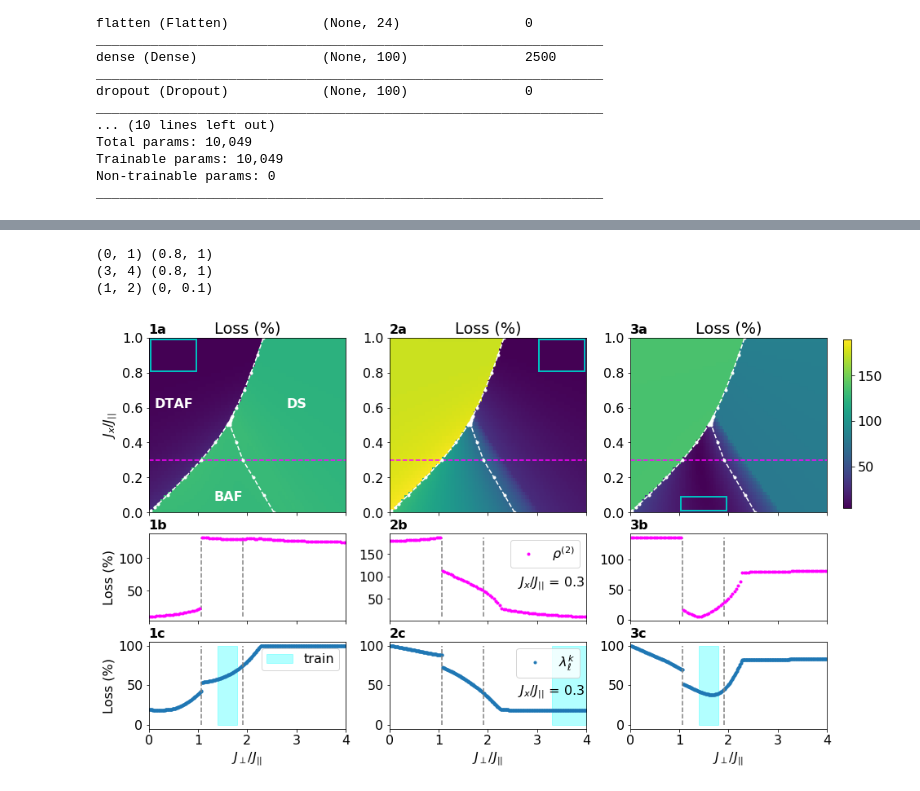
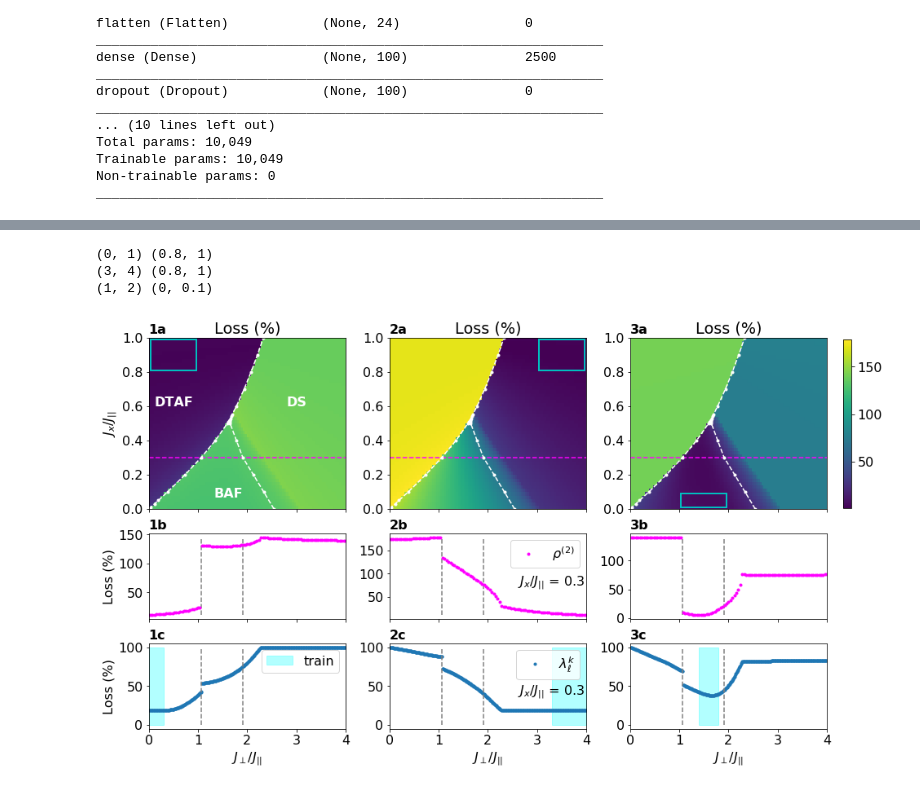
Before and after one commit to Qottmann/anomaly-detection-PEPS, a Jupyter notebook: 2-2_Fig-2-anomaly-detection_post-selected-by-energy.ipynb, the cells around one changed output, grey strips where cells are left out. Saved outputs shown, nothing was run; the diff lists cells and outputs as text; code cells hidden in the pictures.

Commit message:
eigenvalues of reduced densitry matrix

```diff
--- a/2-2_Fig-2-anomaly-detection_post-selected-by-energy.ipynb
+++ b/2-2_Fig-2-anomaly-detection_post-selected-by-energy.ipynb
@@ -288,6 +288,6 @@ Epoch 100/100
 # %%
 temps = [np.load("data_results/2-0_data.npz",allow_pickle=True),
-         np.load("data_results/2-1_data.npz",allow_pickle=True)]
+         np.load("data_results/single_cut_eigenvals_data.npz",allow_pickle=True)] # 2-1 also there in case
 # %%
 label = ["$\lambda^k_\ell$", "$\\rho^{{(2)}}$"]
 # %%
@@ -338,7 +338,7 @@ for col in [0]: # decided just to show lambda
             ax.plot(xxX,100*out,".",label=label[col]) #,label="$\lambda^k_\ell$")
         else:
             ax.plot(xxX,100*out,".")
-axs[2,0].fill_between(*[train1s[i]],-0.5,100,alpha=0.3,color="cyan",label="train")
+axs[2,0].fill_between(*[train1s[0]],-0.5,100,alpha=0.3,color="cyan",label="train")
 for i in range(3):
     if i != 0:
         axs[2,i].fill_between(*[train1s[i]],-0.5,100,alpha=0.3,color="cyan")
@@ -361,31 +361,31 @@ for i in range(3):
     axs[2,i].set_xlabel("$J_\perp/J_{{||}}$")
     #axs[1,i].text(0.35, 1.1,"$J_x/J_{{||}}$ = {:.1f}".format(Y[pick_phase,0]), transform = axs[1,i].transAxes,fontsize=16)
 axs[1,1].text(0.65,0.4,"$J_x/J_{{||}}$ = {:.1f}".format(Y[pick_phase,0]),fontsize=16,transform = axs[1,1].transAxes)
 axs[2,1].text(0.65,0.4,"$J_x/J_{{||}}$ = 0.3",fontsize=16,transform = axs[2,1].transAxes)
 axs[1,0].set_ylabel("Loss (%)")
 axs[2,0].set_ylabel("Loss (%)")
 axs[0,0].set_ylabel("$J_x/J_{{||}}$")
 
 
 axs[0,0].text(0.03, 0.6,"DTAF",weight="bold", color="white", transform = axs[0,0].transAxes,fontsize=16)
 axs[0,0].text(0.33, 0.07,"BAF",weight="bold", color="white", transform = axs[0,0].transAxes,fontsize=16)
 axs[0,0].text(0.7, 0.6,"DS",weight="bold", color="white", transform = axs[0,0].transAxes,fontsize=16)
 
 for i in range(3):
     axs[0,i].text(0, 1.025,f"{i+1}a",weight="bold", transform = axs[0,i].transAxes,fontsize=16)
     axs[1,i].text(0, 1.05,f"{i+1}b",weight="bold", transform = axs[1,i].transAxes,fontsize=16)
     axs[2,i].text(0, 1.05,f"{i+1}c",weight="bold", transform = axs[2,i].transAxes,fontsize=16)
 # colorbar
 
 fig.subplots_adjust(right=0.9)
 cbar_ax = fig.add_axes([0.92, 0.57, 0.01, 0.36]) #left, bottom, width, height
 fig.colorbar(im, cax=cbar_ax)
 #cbar_ax.set_title("  Loss (%)")
 plt.gcf().subplots_adjust(bottom=0.1,left=0.075)
 plt.savefig("plots/post-selected_master_" + cmap + ".pdf")
 plt.savefig("plots/post-selected_master_" + cmap + ".png")
 # %% [output]
 (0, 1) (0.8, 1)
 (3, 4) (0.8, 1)
 (1, 2) (0, 0.1)
-[figure, old version]
+[figure, new version]
```
Also changed, not shown: parts of 2 cells of this notebook, 15 other files.
